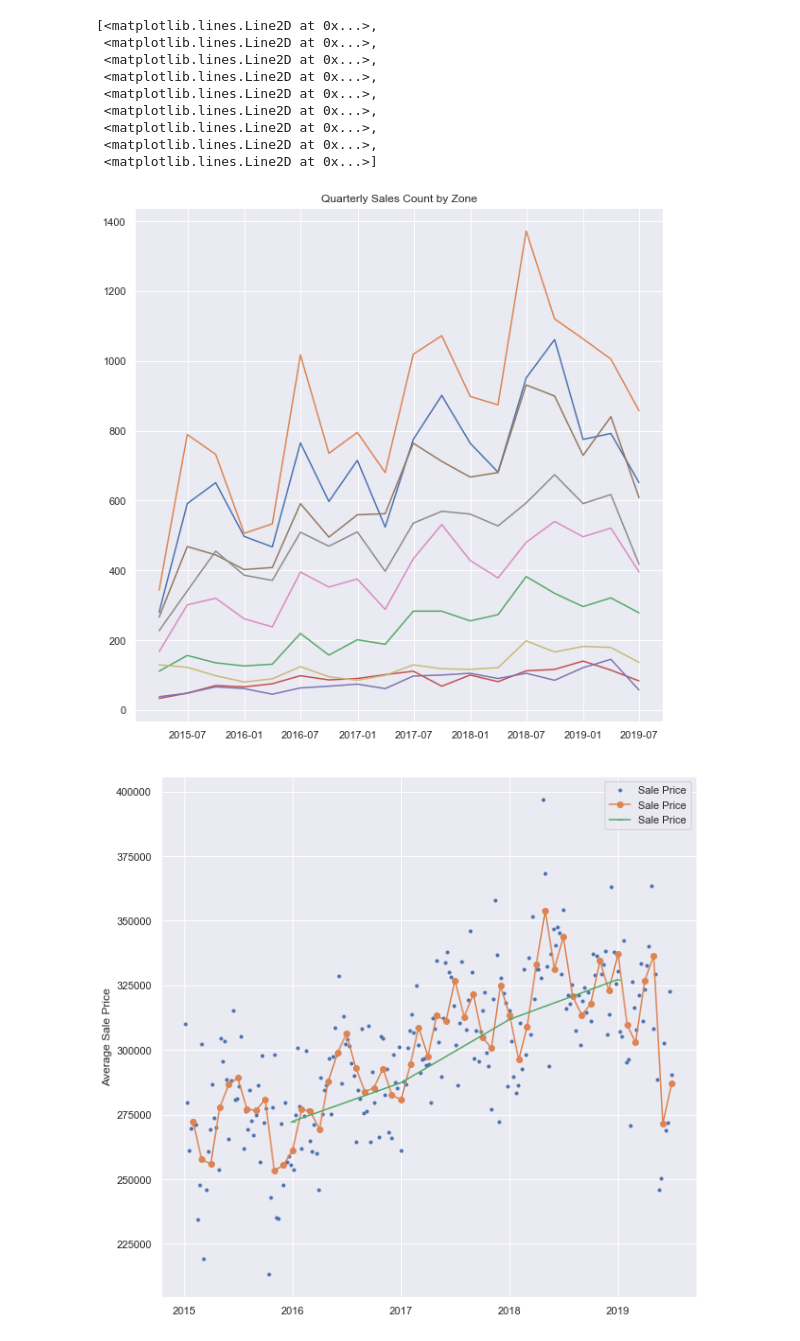
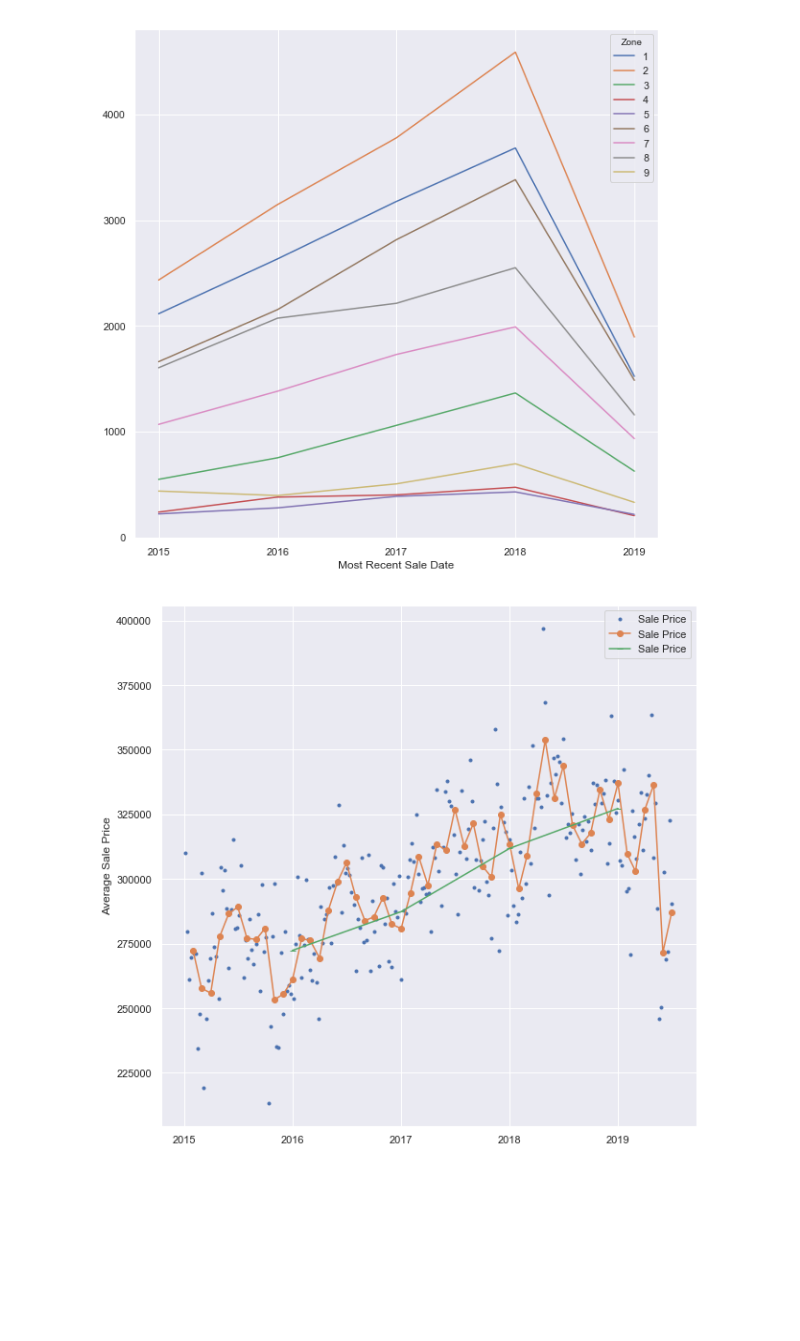
Before and after one commit to drewlehe/Nashville, a Jupyter notebook: TimeSeries.ipynb, the cells around one changed output. Cells and saved outputs as stored; diff of their text form; code cells hidden in the pictures; blank space fills up the shorter version.

```diff
--- a/TimeSeries.ipynb
+++ b/TimeSeries.ipynb
@@ -21,19 +23,17 @@ import pandas as pd
 sns.set(style='darkgrid')
 import matplotlib.dates as mdates
 # %%
-df1= pd.read_csv('nashville_20190813150235.csv')
+df1= pd.read_csv('nashville_20190813150235.csv', parse_dates = ['Most Recent Sale Date', 'Sale Date'],dtype={'Zone': str, 'Neighborhood': str})
 # %%
 START, END = '2015-01-01', '2019-06'
-df1=df1[df1['Multiple Parcels Involved in Sale'] == 'No']
+#df1=df1[df1['Multiple Parcels Involved in Sale'] == 'No']
 #Want to create a new column which is the mean sale price per square foot of a parcel in that neighborhood
 df1['PPS']=df1['Sale Price']/df1['Square Footage Improved']
-df1.PPS=df1.PPS.replace(np.inf, np.nan)
+df1['PPS']=df1['PPS'].replace(np.inf, np.nan)
 meanpps=df1.groupby('Neighborhood')['PPS'].mean().to_frame().rename(columns={'PPS':'NeighborhoodPPS'})
 df=df1.merge(meanpps, how='left', left_on = 'Neighborhood',right_index=True)
 
 # Indexing by date.
-df['Most Recent Sale Date']=pd.to_datetime(df['Most Recent Sale Date'])
-df['Sale Date']=pd.to_datetime(df['Sale Date'])
 df = df.set_index('Most Recent Sale Date')
 # %%
 #Creating some useful time variables
@@ -71,25 +98,14 @@ plt.plot(table1)
 # %%
 #Want a chart of sale counts by Zone
 #Zone 2 shows the most activity.
 table2 = df.loc[START:END].groupby('Zone')['PPS']\
-.resample('Q').count().to_frame()\
-.pivot_table(index= 'Most Recent Sale Date',columns= 'Zone', values= 'PPS')
-plt.figure(figsize=(10,10))
-plt.title('Quarterly Sales Count by Zone')
-plt.plot(table2)
+.resample('Y').count().to_frame()\
+.pivot_table(index= 'Most Recent Sale Date',columns= 'Zone', values= 'PPS').plot(figsize=(10,10))
+
 
 #There clearly needs to be some element of seasonality in our model, but I have no experience with that.
 # %% [output]
-[<matplotlib.lines.Line2D at 0x...>,
- <matplotlib.lines.Line2D at 0x...>,
- <matplotlib.lines.Line2D at 0x...>,
- <matplotlib.lines.Line2D at 0x...>,
- <matplotlib.lines.Line2D at 0x...>,
- <matplotlib.lines.Line2D at 0x...>,
- <matplotlib.lines.Line2D at 0x...>,
- <matplotlib.lines.Line2D at 0x...>,
- <matplotlib.lines.Line2D at 0x...>]
-[figure, old version]
+[figure, new version]
 # %%
 fig, ax = plt.subplots(figsize=(10,10))
 ax.plot(weeklymean.loc[START:END],marker='.',linestyle='None')
```
Also changed, not shown: parts of 11 cells of this notebook, 2 other files.
